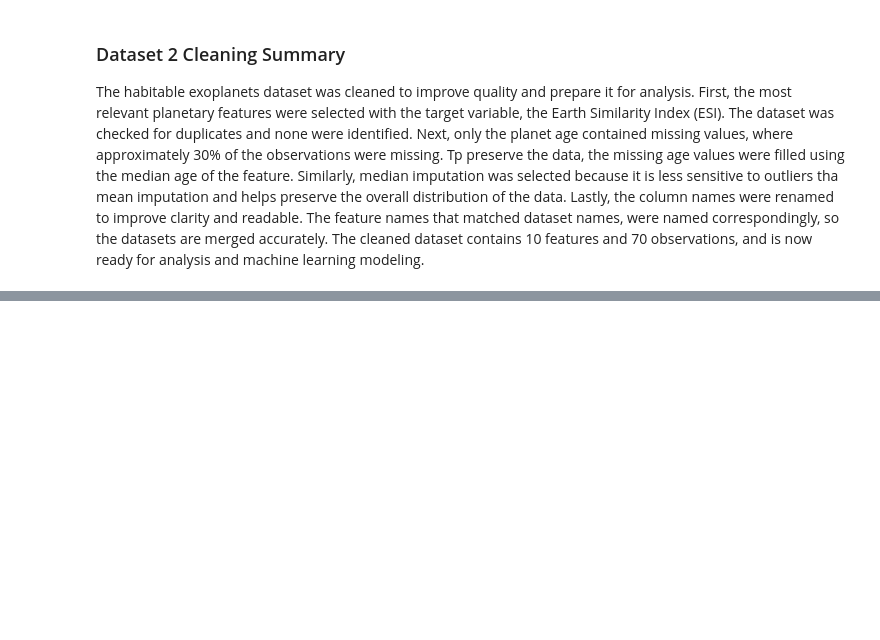
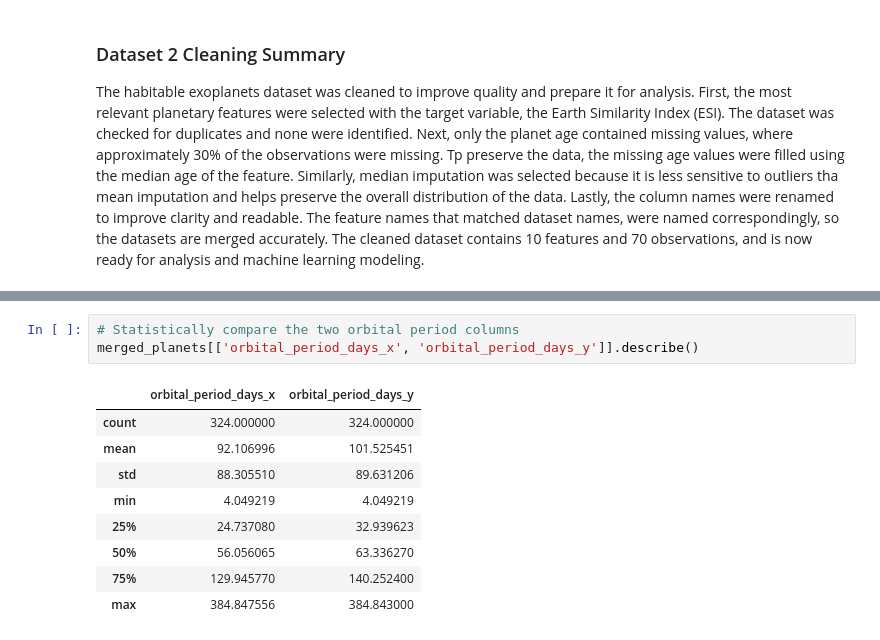
Before and after one commit to joshreisinger17-Data/Exoplanet-Habitability-Prediction, a Jupyter notebook: capstone.ipynb, the cells around one changed output, grey strips where cells are left out. Cells and saved outputs as stored; diff of their text form; blank space fills up the shorter version.

```diff
--- a/capstone.ipynb
+++ b/capstone.ipynb
@@ -446,0 +505,13 @@ The habitable exoplanets dataset was cleaned to improve quality and prepare it f
+# %%
+# Statistically compare the two orbital period columns
+merged_planets[['orbital_period_days_x', 'orbital_period_days_y']].describe()
+# %% [output]
+|  | orbital_period_days_x | orbital_period_days_y |
+| count | 324.000000 | 324.000000 |
+| mean | 92.106996 | 101.525451 |
+| std | 88.305510 | 89.631206 |
+| min | 4.049219 | 4.049219 |
+| 25% | 24.737080 | 32.939623 |
+| 50% | 56.056065 | 63.336270 |
+| 75% | 129.945770 | 140.252400 |
+| max | 384.847556 | 384.843000 |
```
Also changed, not shown: parts of 12 cells of this notebook.
